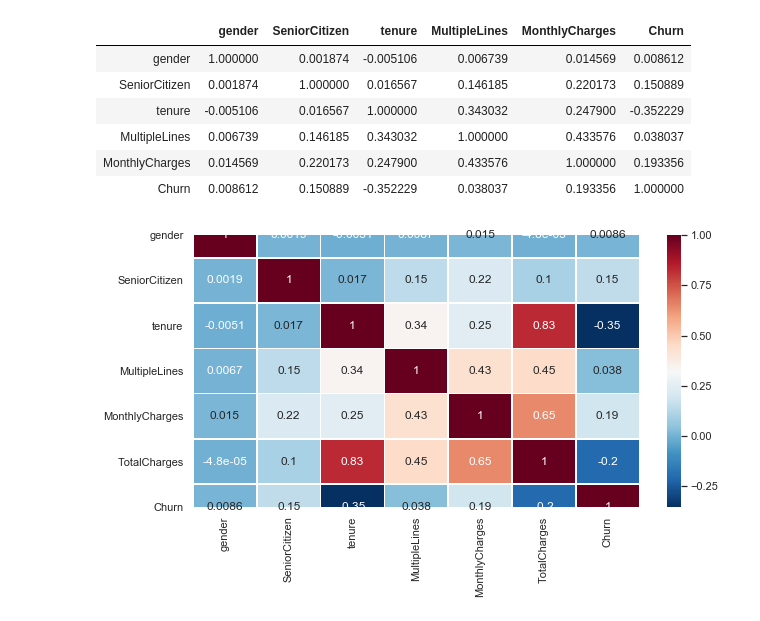
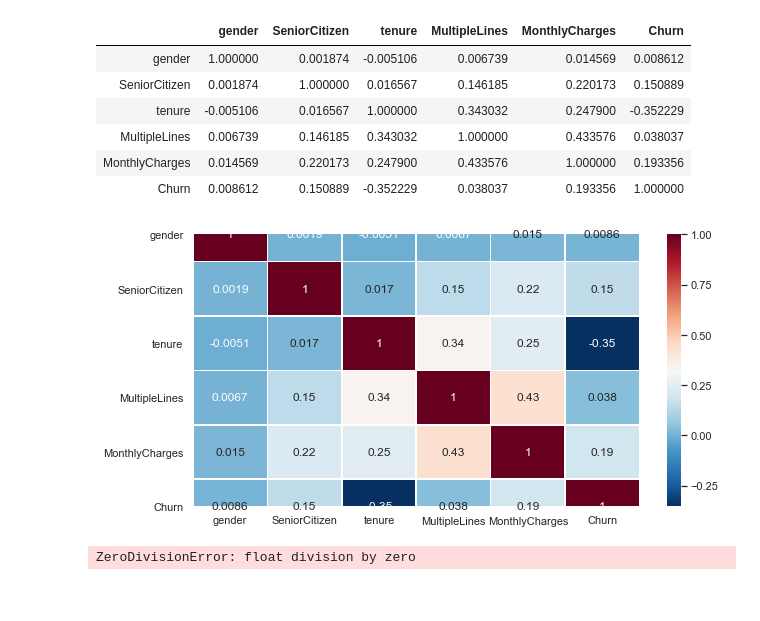
Before and after one commit to Scheitzer/Scheitzer-project-of-churn, a Jupyter notebook: BI project Scheitzer.ipynb, the cells around one changed output. Cells and saved outputs as stored; diff of their text form; code cells hidden in the pictures.

```diff
--- a/BI project Scheitzer.ipynb
+++ b/BI project Scheitzer.ipynb
@@ -395,7 +431,15 @@ categorical.corr()
 # %%
 ## representative graph
 plt.figure(figsize=(10,5))
-sns.heatmap(telco_churn.corr(),annot = True, linewidth = 0.6,cmap ='RdBu_r')
+sns.heatmap(categorical.corr(),annot = True, linewidth = 0.6,cmap ='RdBu_r')
 plt.show()
 # %% [output]
-[figure, old version]
+[figure, new version]
+# %%
+import math
+n=(round(-(1+(math.log(len(df))/math.log(1-0,2654))),0)+1)
+x=round(n/12)
+y=round(12*np.modf(n/12)[0])
+display('The company will lose all its customers after {} years and {} months'.format(x,y))
+# %% [output]
+ZeroDivisionError: float division by zero
```
Also changed, not shown: parts of 26 cells of this notebook.
